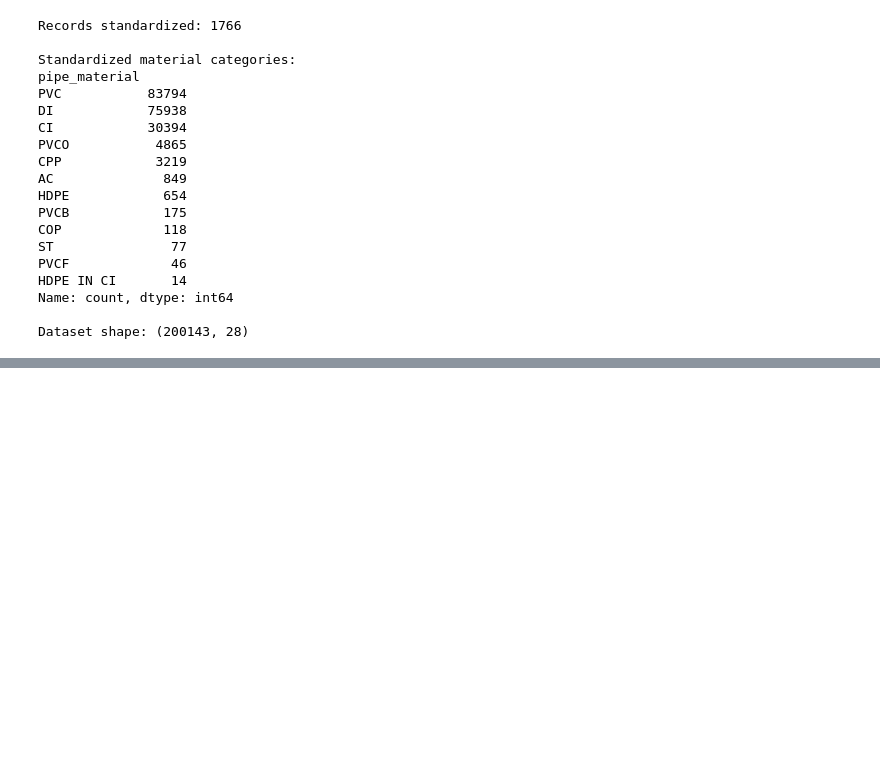
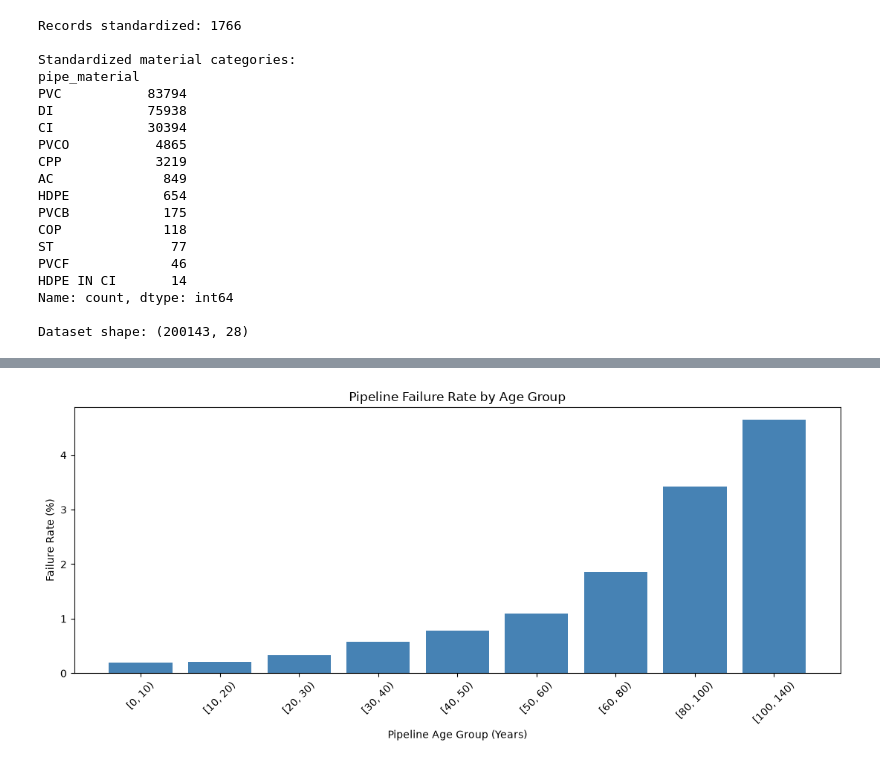
Before and after one commit to ShaimaaAlali8/PipeGuard-AI, a Jupyter notebook: PipeGuard_AI_Project.ipynb, the cells around one changed output, grey strips where cells are left out. Cells and saved outputs as stored; diff of their text form; code cells hidden in the pictures; blank space fills up the shorter version.

```diff
--- a/PipeGuard_AI_Project.ipynb
+++ b/PipeGuard_AI_Project.ipynb
@@ -370,0 +438,20 @@ Dataset shape: (200143, 28)
+# %%
+# Visualize failure rates by pipeline age group
+
+plt.figure(figsize=(11, 5))
+
+plt.bar(
+    age_failure["Age Group"].astype(str),
+    age_failure["Failure Rate (%)"],
+    color="steelblue"
+)
+
+plt.title("Pipeline Failure Rate by Age Group")
+plt.xlabel("Pipeline Age Group (Years)")
+plt.ylabel("Failure Rate (%)")
+
+plt.xticks(rotation=45)
+plt.tight_layout()
+plt.show()
+# %% [output]
+[figure, added]
```
Also changed, not shown: parts of 7 cells of this notebook.
